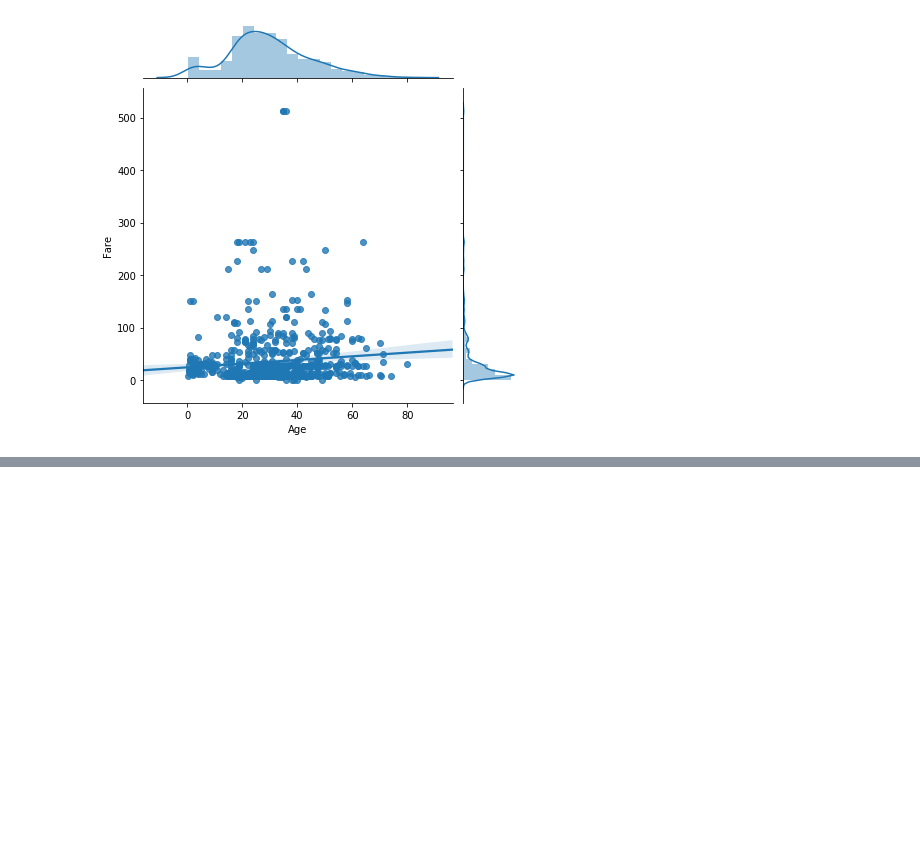
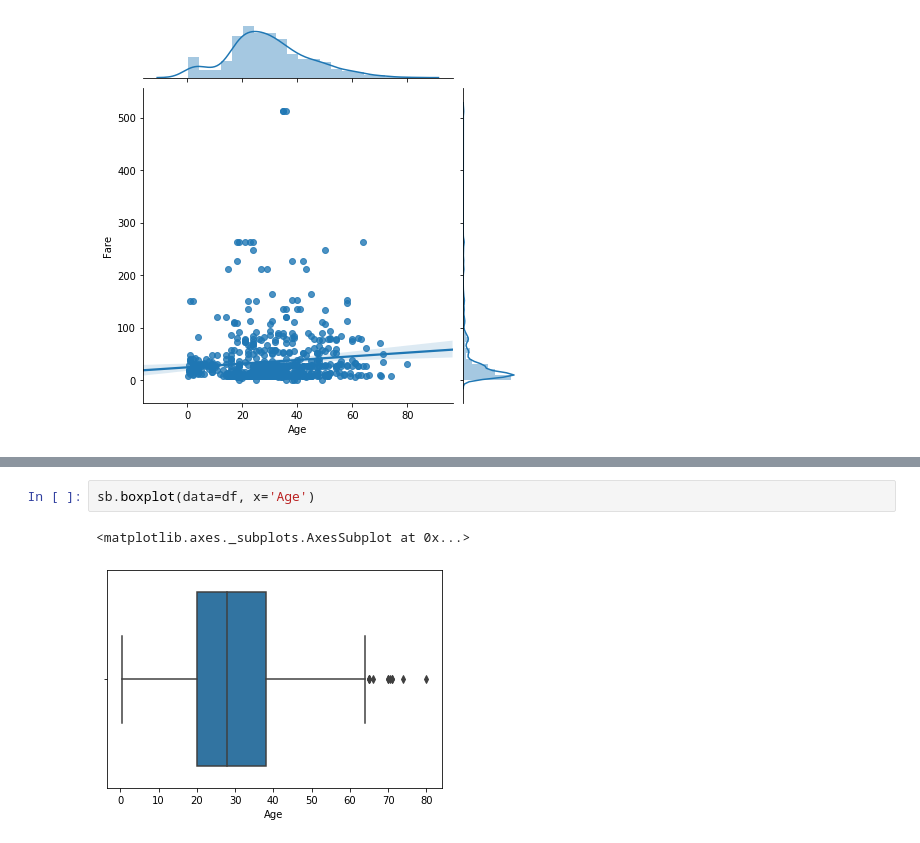
Before and after one commit to AtharvaShembade/DataAnalysis, a Jupyter notebook: titanic/EDA.ipynb, the cells around one changed output, grey strips where cells are left out. Cells and saved outputs as stored; diff of their text form; blank space fills up the shorter version.

```diff
--- a/titanic/EDA.ipynb
+++ b/titanic/EDA.ipynb
@@ -26,0 +49,5 @@ sb.jointplot(data=df,x='Age',y='Fare',kind='reg')
+# %%
+sb.boxplot(data=df, x='Age')
+# %% [output]
+<matplotlib.axes._subplots.AxesSubplot at 0x...>
+[figure, added]
```
Also changed, not shown: parts of 13 cells of this notebook.
